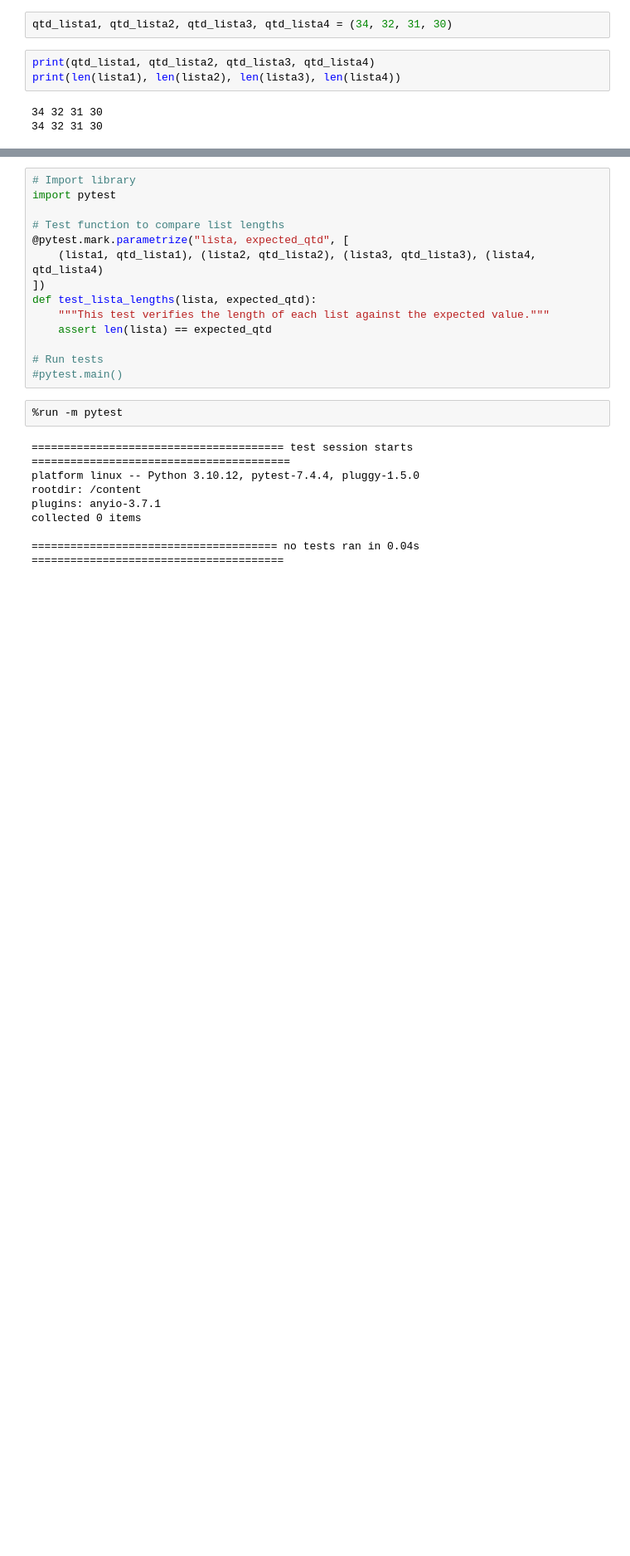
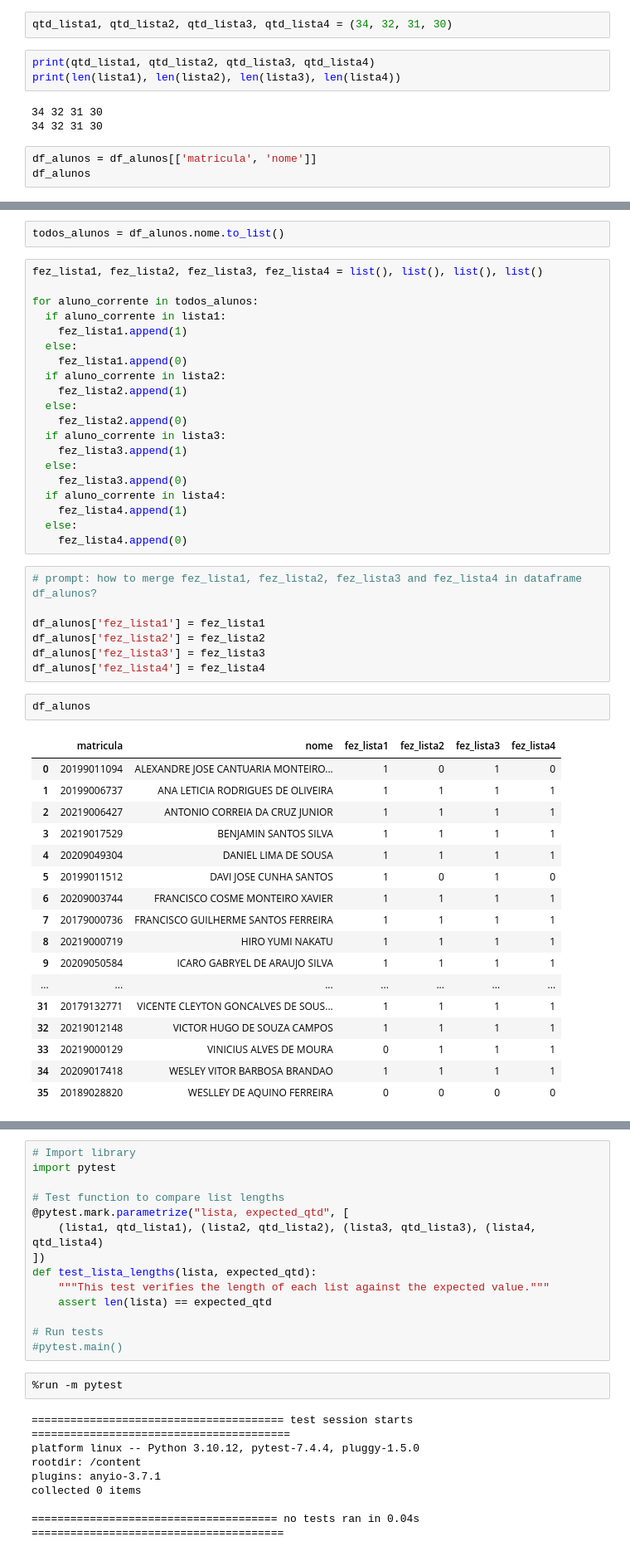
Before and after one commit to armandossrecife/teste, a Jupyter notebook: testeslistastes20241.ipynb, the cells around one changed output, grey strips where cells are left out. Shown at 83% size. Drawn from its saved outputs; the diff is of its cells as text; blank space fills up the shorter version.

```diff
--- a/testeslistastes20241.ipynb
+++ b/testeslistastes20241.ipynb
@@ -58,3 +71,6 @@ print(len(lista1), len(lista2), len(lista3), len(lista4))
 # %% [output]
 34 32 31 30
 34 32 31 30
+# %%
+df_alunos = df_alunos[['matricula', 'nome']]
+df_alunos
@@ -60,0 +95,49 @@ print(len(lista1), len(lista2), len(lista3), len(lista4))
+# %%
+todos_alunos = df_alunos.nome.to_list()
+# %%
+fez_lista1, fez_lista2, fez_lista3, fez_lista4 = list(), list(), list(), list()
+
+for aluno_corrente in todos_alunos:
+  if aluno_corrente in lista1:
+    fez_lista1.append(1)
+  else:
+    fez_lista1.append(0)
+  if aluno_corrente in lista2:
+    fez_lista2.append(1)
+  else:
+    fez_lista2.append(0)
+  if aluno_corrente in lista3:
+    fez_lista3.append(1)
+  else:
+    fez_lista3.append(0)
+  if aluno_corrente in lista4:
+    fez_lista4.append(1)
+  else:
+    fez_lista4.append(0)
+# %%
+# prompt: how to merge fez_lista1, fez_lista2, fez_lista3 and fez_lista4 in dataframe df_alunos?
+
+df_alunos['fez_lista1'] = fez_lista1
+df_alunos['fez_lista2'] = fez_lista2
+df_alunos['fez_lista3'] = fez_lista3
+df_alunos['fez_lista4'] = fez_lista4
+# %%
+df_alunos
+# %% [output]
+|  | matricula | nome | fez_lista1 | fez_lista2 | fez_lista3 | fez_lista4 |
+| 0 | 20199011094 | ALEXANDRE JOSE CANTUARIA MONTEIRO... | 1 | 0 | 1 | 0 |
+| 1 | 20199006737 | ANA LETICIA RODRIGUES DE OLIVEIRA | 1 | 1 | 1 | 1 |
+| 2 | 20219006427 | ANTONIO CORREIA DA CRUZ JUNIOR | 1 | 1 | 1 | 1 |
+| 3 | 20219017529 | BENJAMIN SANTOS SILVA | 1 | 1 | 1 | 1 |
+| 4 | 20209049304 | DANIEL LIMA DE SOUSA | 1 | 1 | 1 | 1 |
+| 5 | 20199011512 | DAVI JOSE CUNHA SANTOS | 1 | 0 | 1 | 0 |
+| 6 | 20209003744 | FRANCISCO COSME MONTEIRO XAVIER | 1 | 1 | 1 | 1 |
+| 7 | 20179000736 | FRANCISCO GUILHERME SANTOS FERREIRA | 1 | 1 | 1 | 1 |
+| 8 | 20219000719 | HIRO YUMI NAKATU | 1 | 1 | 1 | 1 |
+| 9 | 20209050584 | ICARO GABRYEL DE ARAUJO SILVA | 1 | 1 | 1 | 1 |
+| ... | ... | ... | ... | ... | ... | ... |
+| 31 | 20179132771 | VICENTE CLEYTON GONCALVES DE SOUS... | 1 | 1 | 1 | 1 |
+| 32 | 20219012148 | VICTOR HUGO DE SOUZA CAMPOS | 1 | 1 | 1 | 1 |
+| 33 | 20219000129 | VINICIUS ALVES DE MOURA | 0 | 1 | 1 | 1 |
+| 34 | 20209017418 | WESLEY VITOR BARBOSA BRANDAO | 1 | 1 | 1 | 1 |
+| 35 | 20189028820 | WESLLEY DE AQUINO FERREIRA | 0 | 0 | 0 | 0 |
```
Also changed, not shown: parts of 4 cells of this notebook.
